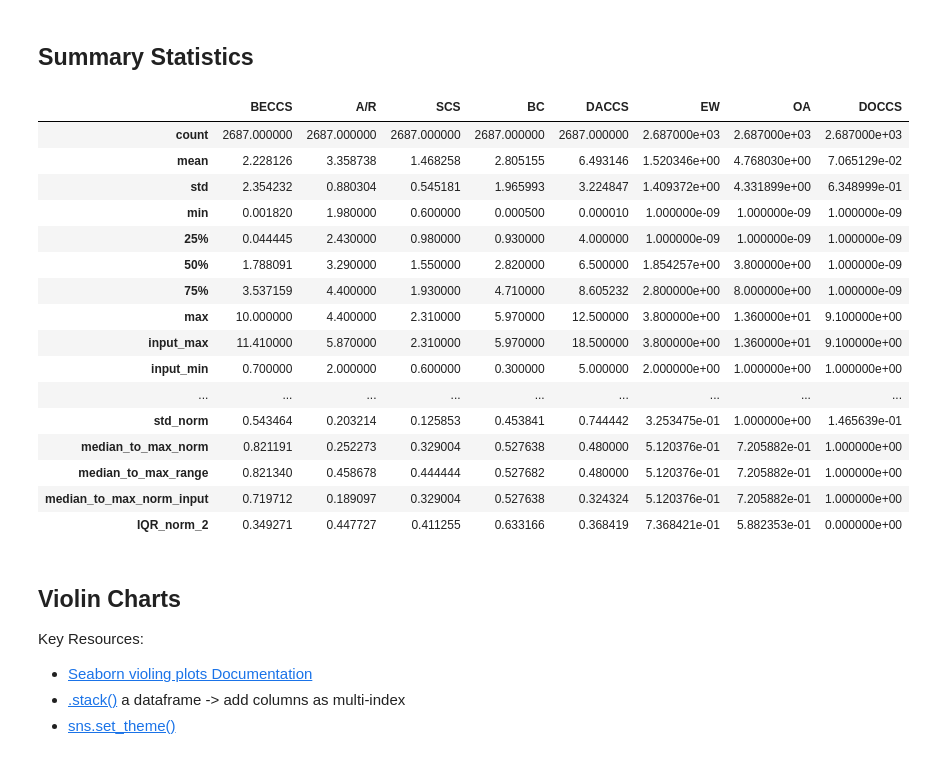
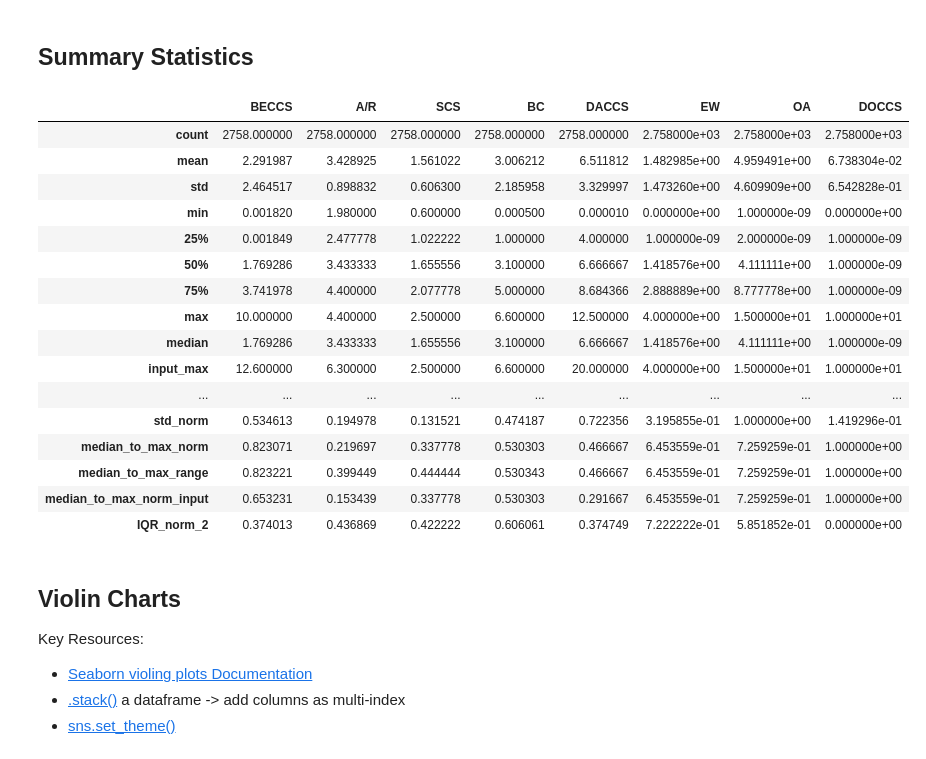
Before and after one commit to quirinarguez/CDR_Portfolios, a Jupyter notebook: CDR_Portfolios_Analysis.ipynb, the cells around one changed output. Cells and saved outputs as stored; diff of their text form; code cells hidden in the pictures.

```diff
--- a/CDR_Portfolios_Analysis.ipynb
+++ b/CDR_Portfolios_Analysis.ipynb
@@ -46,6 +48,7 @@ mpl.rcParams.update(mpl.rcParamsDefault)
 # %%
 # ------------------ Parameters not imported/computed ------------------
 i = ['BECCS', 'A/R', 'SCS', 'BC', 'DACCS', 'EW', 'OA', 'DOCCS']
+i.sort()
 k1 = 0 # Value of first time period
 delK = 5 # Time step of optimisation (i.e., length of each period)
 N = 4 # Number of segments for piecewise linear approximation
@@ -88,6 +99,6 @@ metric_names
 # %%
 #Reading aggregated results from csv:
-output_file = 'PortfolioFiles/results_from_modelling/results_with_geo_10.12.2024.csv'
+output_file = 'PortfolioFiles/results_from_modelling/results_default_3_02.01.2025.csv'
 
 aggregated_results = pd.read_csv(output_file, index_col ='future_id')
 
@@ -155,49 +166,50 @@ data = max_2100.T.copy()
 Ymax = pd.DataFrame()
 for CDR in i:
     Ymax[CDR] = aggregated_results.loc[:,'Ymax_%s' %CDR].div(1e9)
 
 # This is because the dataframes were defined as: max_time = (Max capacity in indicated time period) - (Initial Capacity Installed)
 for CDR in data.columns:
     data.loc[:,CDR] += Initial_YRef[CDR]
 
 summary = data.div(1e9).describe(include = 'all')
+summary.loc['median'] = data.div(1e9).median()
 summary.loc['input_max'] = Ymax.max()
 summary.loc['input_min'] = Ymax.min()
 summary.loc['input_range'] = summary.loc['input_max'] - summary.loc['input_min']
 
 summary.loc['IQR'] = summary.loc['75%']-summary.loc['25%']
 
 # Computing and normalising different metrics
 summary.loc['IQR_norm'] = summary.loc['IQR'].div(summary.loc['IQR'].max()) #IQR divided by largest IQR
 summary.loc['std_norm'] = summary.loc['std'].div(summary.loc['std'].max()) #std divided by largest std
 summary.loc['median_to_max_norm'] = (summary.loc['max']-data.div(1e9).median())/summary.loc['max'] # (output max - median)/(output max)
 summary.loc['median_to_max_range'] = (summary.loc['max']-data.div(1e9).median())/(summary.loc['max']-summary.loc['min']) # (output max - median)/(output max)
 summary.loc['median_to_max_norm_input'] = (summary.loc['max']-data.div(1e9).median())/summary.loc['input_max'] # (output max - median)/(input max)
 
 for CDR in i:
     summary.loc['IQR_norm_2',CDR] = summary.loc['IQR',CDR]/summary.loc['max',CDR]
 
 pd.option_context('display.float_format', '{:,.2f}'.format)
 
 summary
 # %% [output]
 |  | BECCS | A/R | SCS | BC | DACCS | EW | OA | DOCCS |
-| count | 2687.000000 | 2687.000000 | 2687.000000 | 2687.000000 | 2687.000000 | 2.687000e+03 | 2.687000e+03 | 2.687000e+03 |
-| mean | 2.228126 | 3.358738 | 1.468258 | 2.805155 | 6.493146 | 1.520346e+00 | 4.768030e+00 | 7.065129e-02 |
-| std | 2.354232 | 0.880304 | 0.545181 | 1.965993 | 3.224847 | 1.409372e+00 | 4.331899e+00 | 6.348999e-01 |
-| min | 0.001820 | 1.980000 | 0.600000 | 0.000500 | 0.000010 | 1.000000e-09 | 1.000000e-09 | 1.000000e-09 |
-| 25% | 0.044445 | 2.430000 | 0.980000 | 0.930000 | 4.000000 | 1.000000e-09 | 1.000000e-09 | 1.000000e-09 |
-| 50% | 1.788091 | 3.290000 | 1.550000 | 2.820000 | 6.500000 | 1.854257e+00 | 3.800000e+00 | 1.000000e-09 |
-| 75% | 3.537159 | 4.400000 | 1.930000 | 4.710000 | 8.605232 | 2.800000e+00 | 8.000000e+00 | 1.000000e-09 |
-| max | 10.000000 | 4.400000 | 2.310000 | 5.970000 | 12.500000 | 3.800000e+00 | 1.360000e+01 | 9.100000e+00 |
-| input_max | 11.410000 | 5.870000 | 2.310000 | 5.970000 | 18.500000 | 3.800000e+00 | 1.360000e+01 | 9.100000e+00 |
-| input_min | 0.700000 | 2.000000 | 0.600000 | 0.300000 | 5.000000 | 2.000000e+00 | 1.000000e+00 | 1.000000e+00 |
+| count | 2758.000000 | 2758.000000 | 2758.000000 | 2758.000000 | 2758.000000 | 2.758000e+03 | 2.758000e+03 | 2.758000e+03 |
+| mean | 2.291987 | 3.428925 | 1.561022 | 3.006212 | 6.511812 | 1.482985e+00 | 4.959491e+00 | 6.738304e-02 |
+| std | 2.464517 | 0.898832 | 0.606300 | 2.185958 | 3.329997 | 1.473260e+00 | 4.609909e+00 | 6.542828e-01 |
+| min | 0.001820 | 1.980000 | 0.600000 | 0.000500 | 0.000010 | 0.000000e+00 | 1.000000e-09 | 0.000000e+00 |
+| 25% | 0.001849 | 2.477778 | 1.022222 | 1.000000 | 4.000000 | 1.000000e-09 | 2.000000e-09 | 1.000000e-09 |
+| 50% | 1.769286 | 3.433333 | 1.655556 | 3.100000 | 6.666667 | 1.418576e+00 | 4.111111e+00 | 1.000000e-09 |
+| 75% | 3.741978 | 4.400000 | 2.077778 | 5.000000 | 8.684366 | 2.888889e+00 | 8.777778e+00 | 1.000000e-09 |
+| max | 10.000000 | 4.400000 | 2.500000 | 6.600000 | 12.500000 | 4.000000e+00 | 1.500000e+01 | 1.000000e+01 |
+| median | 1.769286 | 3.433333 | 1.655556 | 3.100000 | 6.666667 | 1.418576e+00 | 4.111111e+00 | 1.000000e-09 |
+| input_max | 12.600000 | 6.300000 | 2.500000 | 6.600000 | 20.000000 | 4.000000e+00 | 1.500000e+01 | 1.000000e+01 |
 | ... | ... | ... | ... | ... | ... | ... | ... | ... |
-| std_norm | 0.543464 | 0.203214 | 0.125853 | 0.453841 | 0.744442 | 3.253475e-01 | 1.000000e+00 | 1.465639e-01 |
-| median_to_max_norm | 0.821191 | 0.252273 | 0.329004 | 0.527638 | 0.480000 | 5.120376e-01 | 7.205882e-01 | 1.000000e+00 |
-| median_to_max_range | 0.821340 | 0.458678 | 0.444444 | 0.527682 | 0.480000 | 5.120376e-01 | 7.205882e-01 | 1.000000e+00 |
-| median_to_max_norm_input | 0.719712 | 0.189097 | 0.329004 | 0.527638 | 0.324324 | 5.120376e-01 | 7.205882e-01 | 1.000000e+00 |
-| IQR_norm_2 | 0.349271 | 0.447727 | 0.411255 | 0.633166 | 0.368419 | 7.368421e-01 | 5.882353e-01 | 0.000000e+00 |
+| std_norm | 0.534613 | 0.194978 | 0.131521 | 0.474187 | 0.722356 | 3.195855e-01 | 1.000000e+00 | 1.419296e-01 |
+| median_to_max_norm | 0.823071 | 0.219697 | 0.337778 | 0.530303 | 0.466667 | 6.453559e-01 | 7.259259e-01 | 1.000000e+00 |
+| median_to_max_range | 0.823221 | 0.399449 | 0.444444 | 0.530343 | 0.466667 | 6.453559e-01 | 7.259259e-01 | 1.000000e+00 |
+| median_to_max_norm_input | 0.653231 | 0.153439 | 0.337778 | 0.530303 | 0.291667 | 6.453559e-01 | 7.259259e-01 | 1.000000e+00 |
+| IQR_norm_2 | 0.374013 | 0.436869 | 0.422222 | 0.606061 | 0.374749 | 7.222222e-01 | 5.851852e-01 | 0.000000e+00 |
 # %% [markdown]
 ## Violin Charts
 
```
Also changed, not shown: parts of 31 cells of this notebook, 9 other files.
